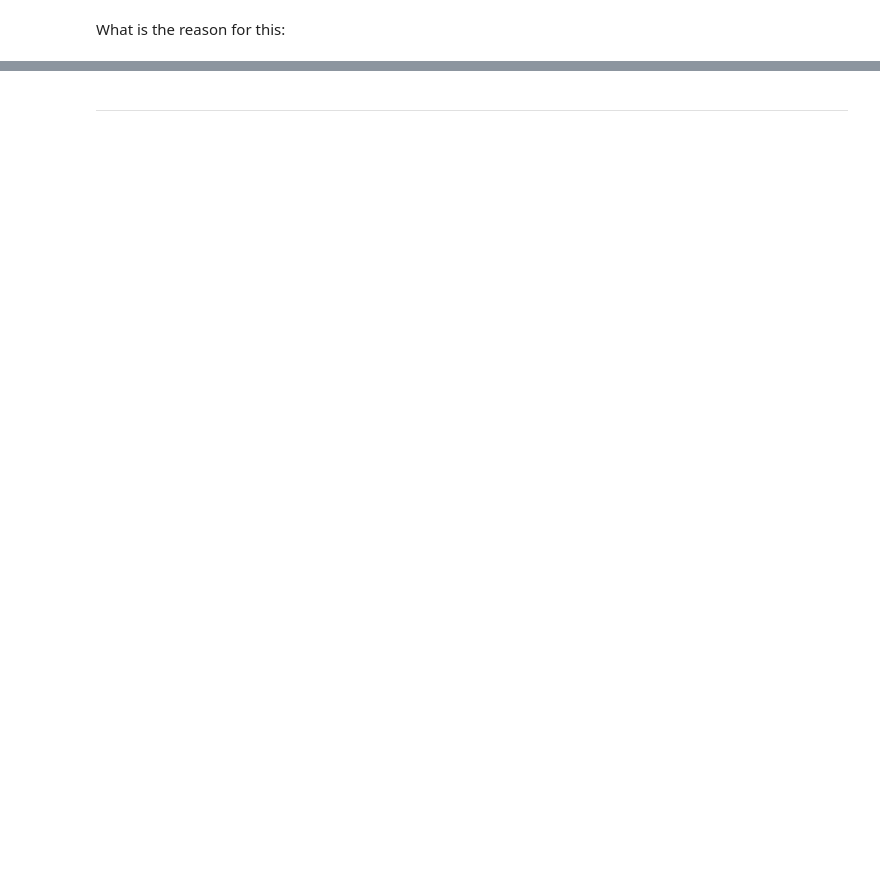
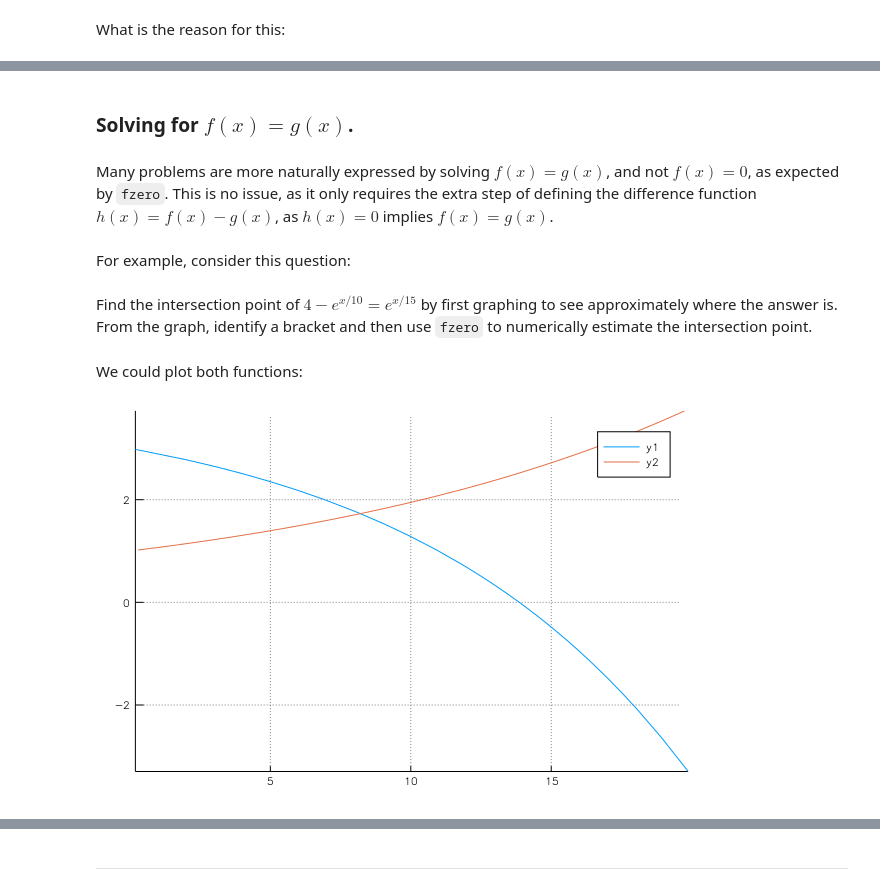
Before and after one commit to mth229/229-projects, a Jupyter notebook: zeros.ipynb, the cells around one changed output, grey strips where cells are left out. Cells and saved outputs as stored; diff of their text form; code cells hidden in the pictures; blank space fills up the shorter version.

```diff
--- a/zeros.ipynb
+++ b/zeros.ipynb
@@ -259,0 +235,17 @@ bisection (generic function with 1 method)
+# %% [markdown]
+<h3>Solving for $f(x) = g(x)$.</h3>
+# %% [markdown]
+<p>Many problems are more naturally expressed by solving $f(x) = g(x)$, and not $f(x) = 0$, as expected by <code>fzero</code>. This is no issue, as it only requires the extra step of defining the difference function $h(x) = f(x) - g(x)$, as $h(x) = 0$ implies $f(x) = g(x)$.</p>
+# %% [markdown]
+<p>For example, consider this question:</p>
+# %% [markdown]
+<p>Find the intersection point of $4 - e^{x/10} = e^{x/15}$ by first   graphing to see approximately where the answer is. From the graph,   identify a bracket and then use <code>fzero</code> to numerically estimate the   intersection point.</p>
+# %% [markdown]
+<p>We could plot both functions:</p>
+# %%
+f(x) = 4 - exp(x/10)
+g(x) = exp(x/15)
+plot(f, 0, 20)
+plot!(g)
+# %% [output]
+[figure, added]
```
Also changed, not shown: parts of 141 cells of this notebook, 9 other files.
